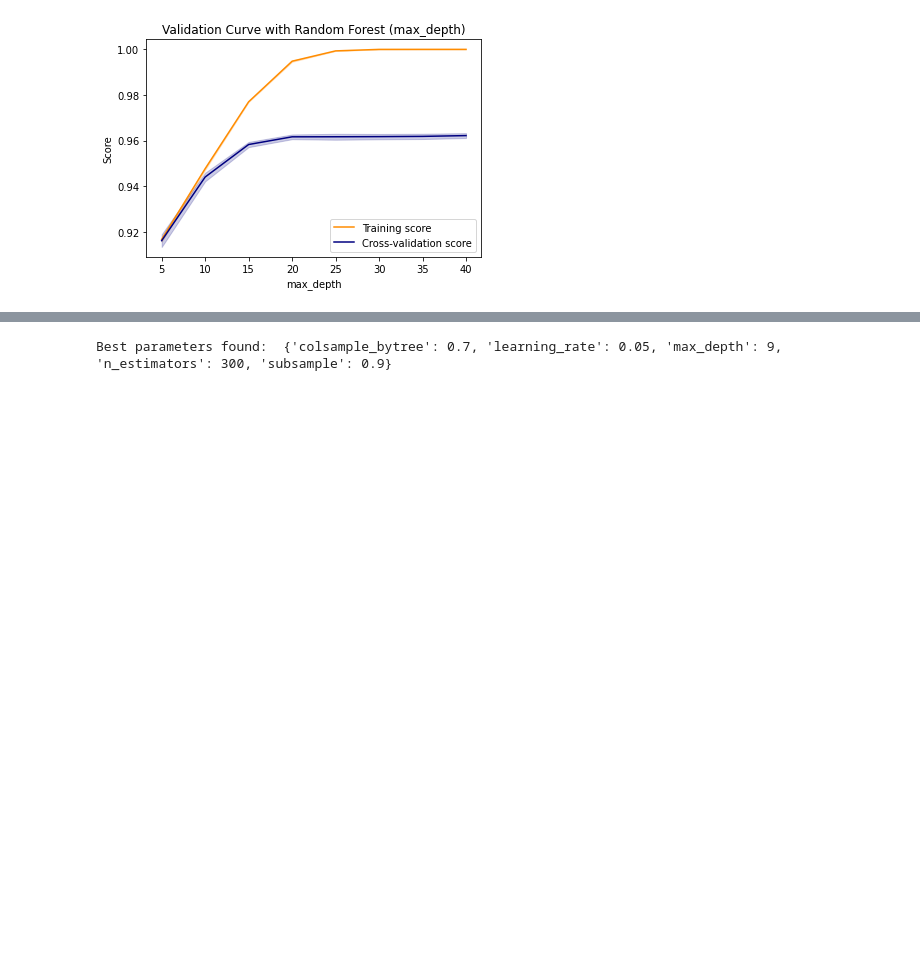
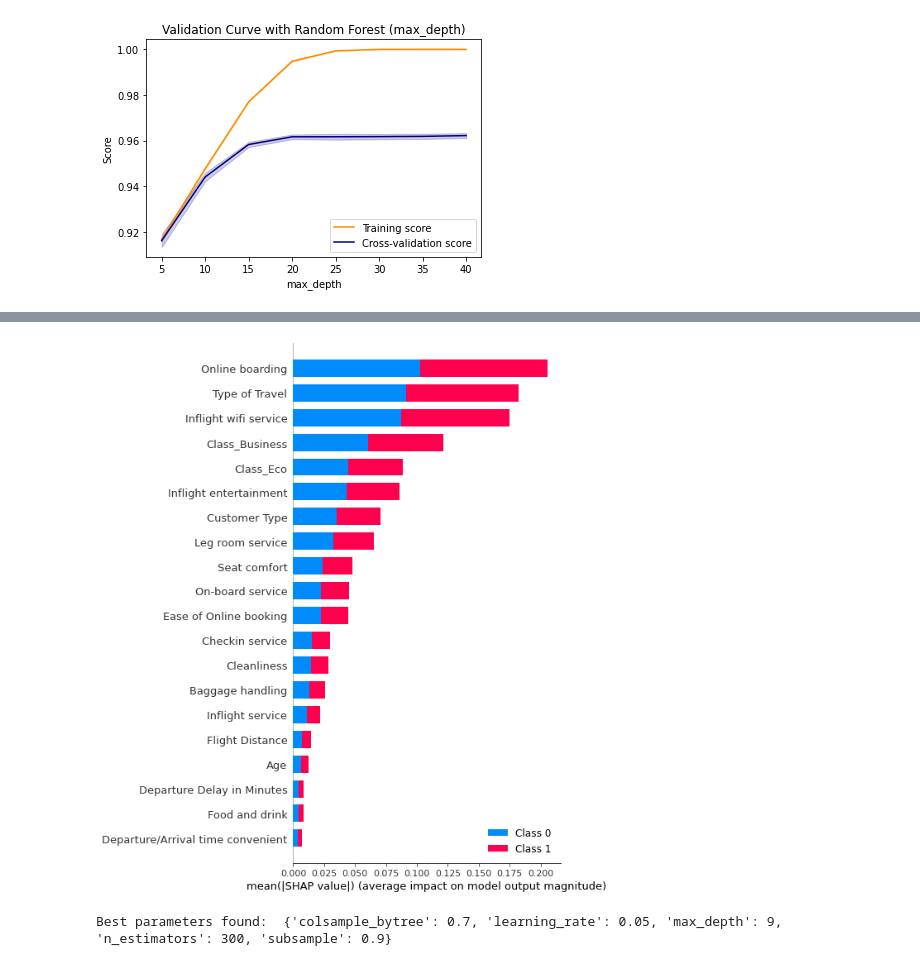
Before and after one commit to Peta0228/Airline-Satisfaction-Prediction, a Jupyter notebook: main.ipynb, the cells around one changed output, grey strips where cells are left out. Cells and saved outputs as stored; diff of their text form; code cells hidden in the pictures; blank space fills up the shorter version.

```diff
--- a/main.ipynb
+++ b/main.ipynb
@@ -390,17 +285,10 @@ print('Top {} PCs explained {}% of the variance on training data'.format(n_cps,
 # %% [output]
 Top 8 PCs explained 69.08% of the variance on training data
-# %%
-# apply pca on test set
-df_te_scaled = scaler.fit_transform(df_te.drop('satisfaction', axis=1))
-df_te_pca = pca.transform(df_te_scaled)
-
-# without pca
-train_x = df_tr.drop('satisfaction', axis=1)
-train_y = df_tr['satisfaction']
-test_x =  df_te.drop('satisfaction', axis=1)
-test_y =  df_te['satisfaction']
-
-# with pca
-train_x_pca = df_tr_pca
-test_x_pca = df_te_pca
+# %%
+# apply pca on test set
+df_te_pca_8 = pca_8.transform(df_te_scaled)
+
+# with pca
+train_x_pca_8 = df_tr_pca_8
+test_x_pca_8 = df_te_pca_8
 # %%
@@ -431,20 +324,0 @@ Best accuracy with L2 regularization: 0.8359736556015042
-# %%
-# Logistic Regression with L1 Regularization & PCA
-logreg_pca_l1 = LogisticRegression(penalty='l1' ,solver='liblinear', max_iter=5000, C=0.01)
-logreg_pca_l1.fit(train_x_pca, train_y)
-
-train_pred_pca_l1 = logreg_pca_l1.predict(train_x_pca)
-test_pred_pca_l1 = logreg_pca_l1.predict(test_x_pca)
-
-print('Training accuracy on logistic regression with L1 regularization and PCA: {:.5f}%'.format(accuracy_score(train_y, train_pred_pca_l1) * 100))
-print('Testing accuracy on logistic regression with L1 regularization and PCA: {:.5f}%'.format(accuracy_score(test_y, test_pred_pca_l1) * 100))
-
-# Logistic Regression with L2 Regularization & PCA
-logreg_pca_l2 = LogisticRegression(penalty='l2', max_iter=5000,C=10)
-logreg_pca_l2.fit(train_x_pca, train_y)
-
-train_pred_pca_l2 = logreg_pca_l2.predict(train_x_pca)
-test_pred_pca_l2 = logreg_pca_l2.predict(test_x_pca)
-
-print('Training accuracy on logistic regression with L2 regularization and PCA: {:.5f}%'.format(accuracy_score(train_y, train_pred_pca_l2) * 100))
-print('Testing accuracy on logistic regression with L2 regularization and PCA: {:.5f}%'.format(accuracy_score(test_y, test_pred_pca_l2) * 100))
@@ -637,3 +495,9 @@ plt.show()
+# %%
+explainer = shap.Explainer(best_rf_model)
+shap_values = explainer.shap_values(test_x)
+shap.summary_plot(shap_values, test_x)
+# %% [output]
+[figure, added]
 # %%
 xgb = xgb.XGBClassifier(random_state=5741)
 
```
Also changed, not shown: parts of 31 cells of this notebook, 2 other files.
